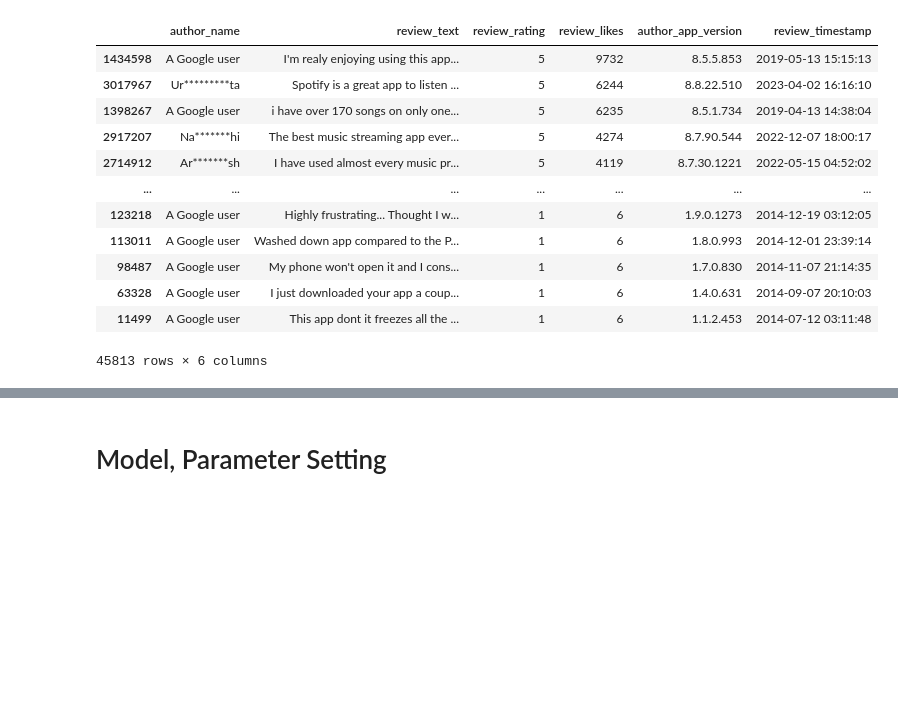
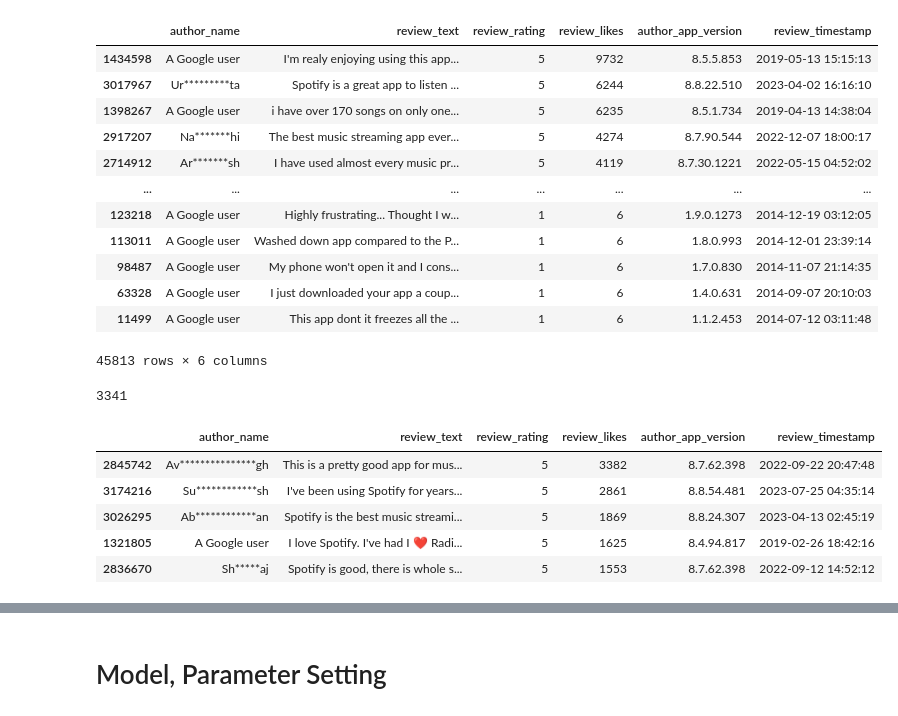
Before and after one commit to benyamindariadi/Spotify-QA-Chatbot-Engine, a Jupyter notebook: notebook.ipynb, the cells around one changed output, grey strips where cells are left out. Saved outputs shown, nothing was run; the diff lists cells and outputs as text; code cells hidden in the pictures; blank space fills up the shorter version.

```diff
--- a/notebook.ipynb
+++ b/notebook.ipynb
@@ -132,3 +131,32 @@ df
 | 63328 | A Google user | I just downloaded your app a coup... | 1 | 6 | 1.4.0.631 | 2014-09-07 20:10:03 |
 | 11499 | A Google user | This app dont it freezes all the ... | 1 | 6 | 1.1.2.453 | 2014-07-12 03:11:48 |
 45813 rows × 6 columns
+# %%
+import re
+def contains_foreign_emot_chars(text):
+    # Regular expression to match non-ASCII characters
+    foreign_char_pattern = r'[^\x00-\x7F]+'
+    emoticon_pattern = re.compile(u'['
+                              u'\U0001F600-\U0001F64F'  # emoticons
+                              u'\U0001F300-\U0001F5FF'  # symbols & pictographs
+                              u'\U0001F680-\U0001F6FF'  # transport & map symbols
+                              u'\U0001F1E0-\U0001F1FF'  # flags (iOS)
+                              ']+', flags=re.UNICODE)
+
+    if pd.Series(text).str.contains(foreign_char_pattern).any() or pd.Series(text).str.contains(emoticon_pattern).any():
+        return True
+    else:
+        return False
+print(len(df[df['review_text'].apply(contains_foreign_emot_chars)]))
+idx = df[df['review_text'].apply(contains_foreign_emot_chars)].index.tolist()
+df[df['review_text'].apply(contains_foreign_emot_chars)].head()
+# 3341 out of 45813 data are contain foreign chars or emoticon
+# but we can't really remove the review that not using english because unicode for emoticon and foreign character is intersected.
+# %% [output]
+3341
+|  | author_name | review_text | review_rating | review_likes | author_app_version | review_timestamp |
+| 2845742 | Av***************gh | This is a pretty good app for mus... | 5 | 3382 | 8.7.62.398 | 2022-09-22 20:47:48 |
+| 3174216 | Su************sh | I've been using Spotify for years... | 5 | 2861 | 8.8.54.481 | 2023-07-25 04:35:14 |
+| 3026295 | Ab************an | Spotify is the best music streami... | 5 | 1869 | 8.8.24.307 | 2023-04-13 02:45:19 |
+| 1321805 | A Google user | I love Spotify. I've had I ❤ Radi... | 5 | 1625 | 8.4.94.817 | 2019-02-26 18:42:16 |
+| 2836670 | Sh*****aj | Spotify is good, there is whole s... | 5 | 1553 | 8.7.62.398 | 2022-09-12 14:52:12 |
```
Also changed, not shown: parts of 5 cells of this notebook.
